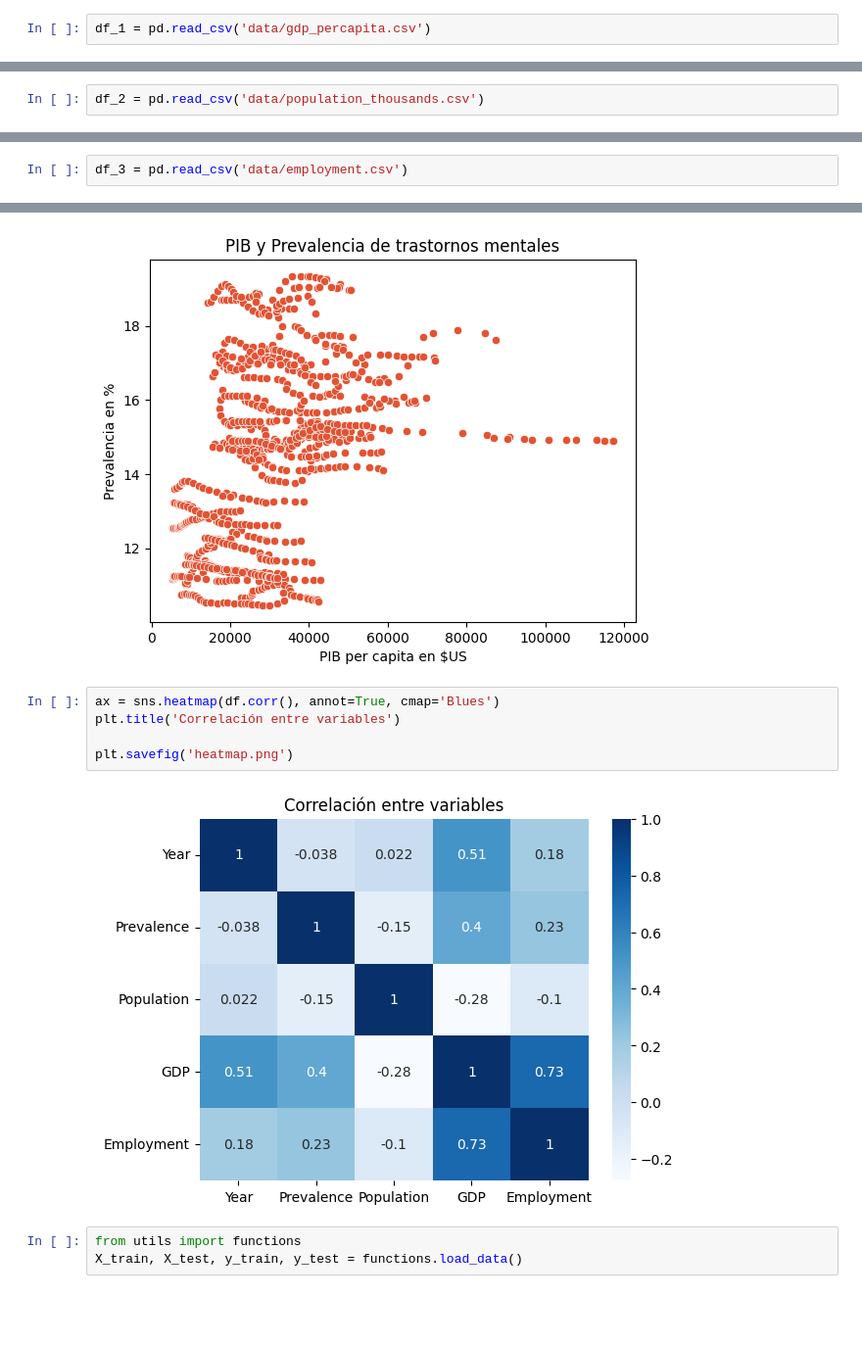
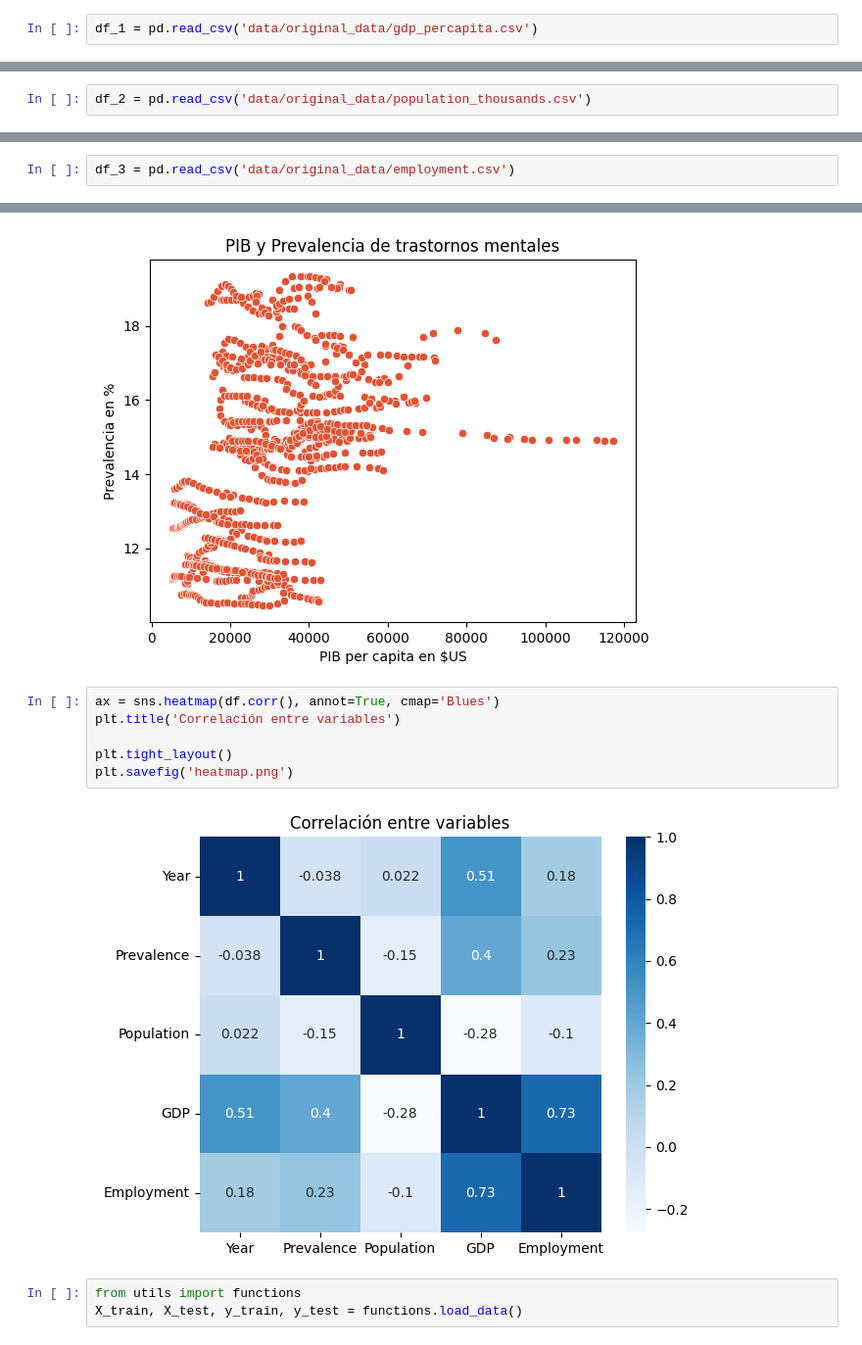
Before and after one commit to celiacnavarro/ML_Project, a Jupyter notebook: notebooks/notebook_eda_linreg.ipynb, the cells around one changed output, grey strips where cells are left out. Shown at 98% size. Saved outputs shown, nothing was run; the diff lists cells and outputs as text; blank space fills up the shorter version.

```diff
--- a/notebooks/notebook_eda_linreg.ipynb
+++ b/notebooks/notebook_eda_linreg.ipynb
@@ -8,15 +8,15 @@ df_target = pd.read_csv('data/original_data/share-with-mental-and-substance-diso
 # %%
 df = pd.read_csv('data/clean_df.csv')
 # %%
-df_1 = pd.read_csv('data/gdp_percapita.csv')
+df_1 = pd.read_csv('data/original_data/gdp_percapita.csv')
 # %%
 df_gdp = df_1[['COU', 'YEA', 'Value']]
 # %%
-df_2 = pd.read_csv('data/population_thousands.csv')
+df_2 = pd.read_csv('data/original_data/population_thousands.csv')
 # %%
 df_pop = df_2[['COU', 'YEA', 'Value']]
 # %%
-df_3 = pd.read_csv('data/employment.csv')
+df_3 = pd.read_csv('data/original_data/employment.csv')
 # %%
 df_emp = df_3[['COU', 'YEA', 'Value']]
 # %%
@@ -97,10 +87,11 @@ plt.savefig('scatter_gdp_target.png')
 # %%
 ax = sns.heatmap(df.corr(), annot=True, cmap='Blues')
 plt.title('Correlación entre variables')
 
+plt.tight_layout()
 plt.savefig('heatmap.png')
 # %% [output]
-[figure, old version]
+[figure, new version]
 # %%
 from utils import functions
 X_train, X_test, y_train, y_test = functions.load_data()
```
Also changed, not shown: parts of 2 cells of this notebook, 6 other files.
